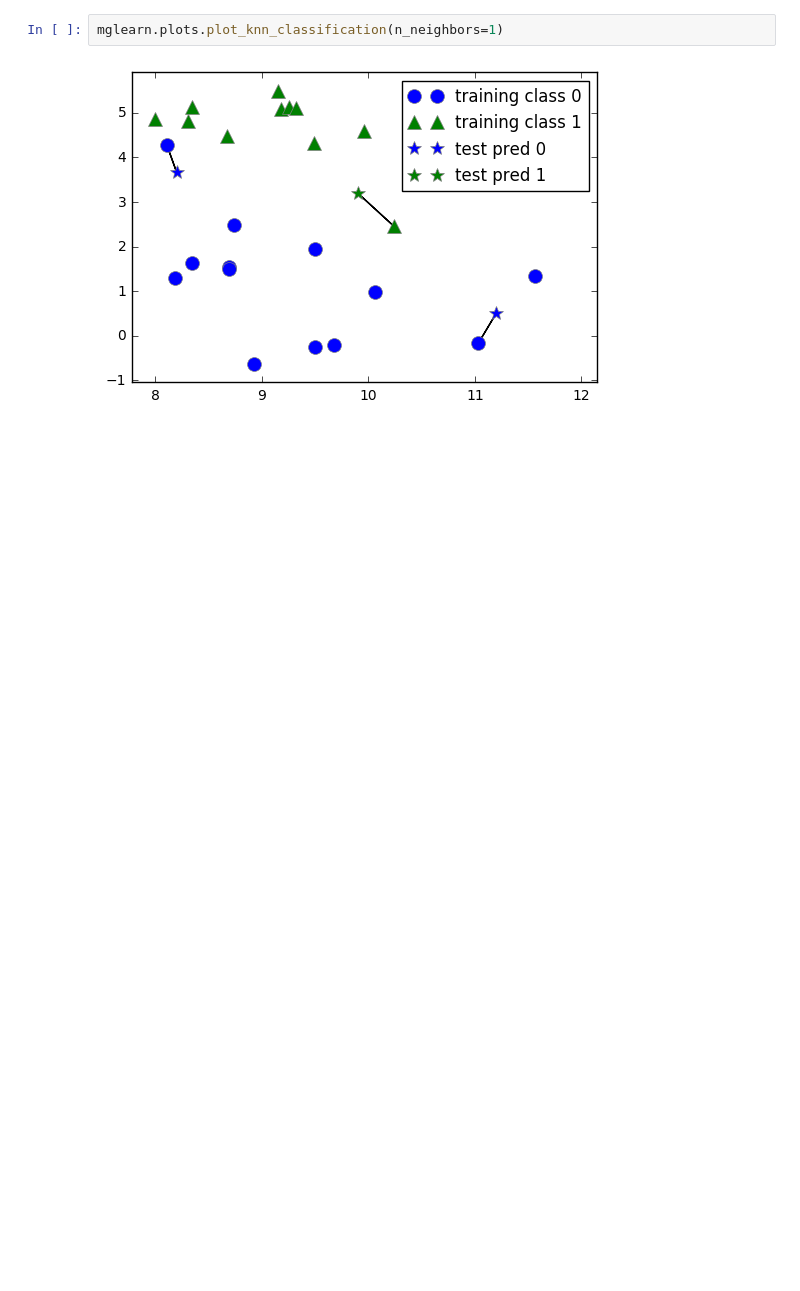
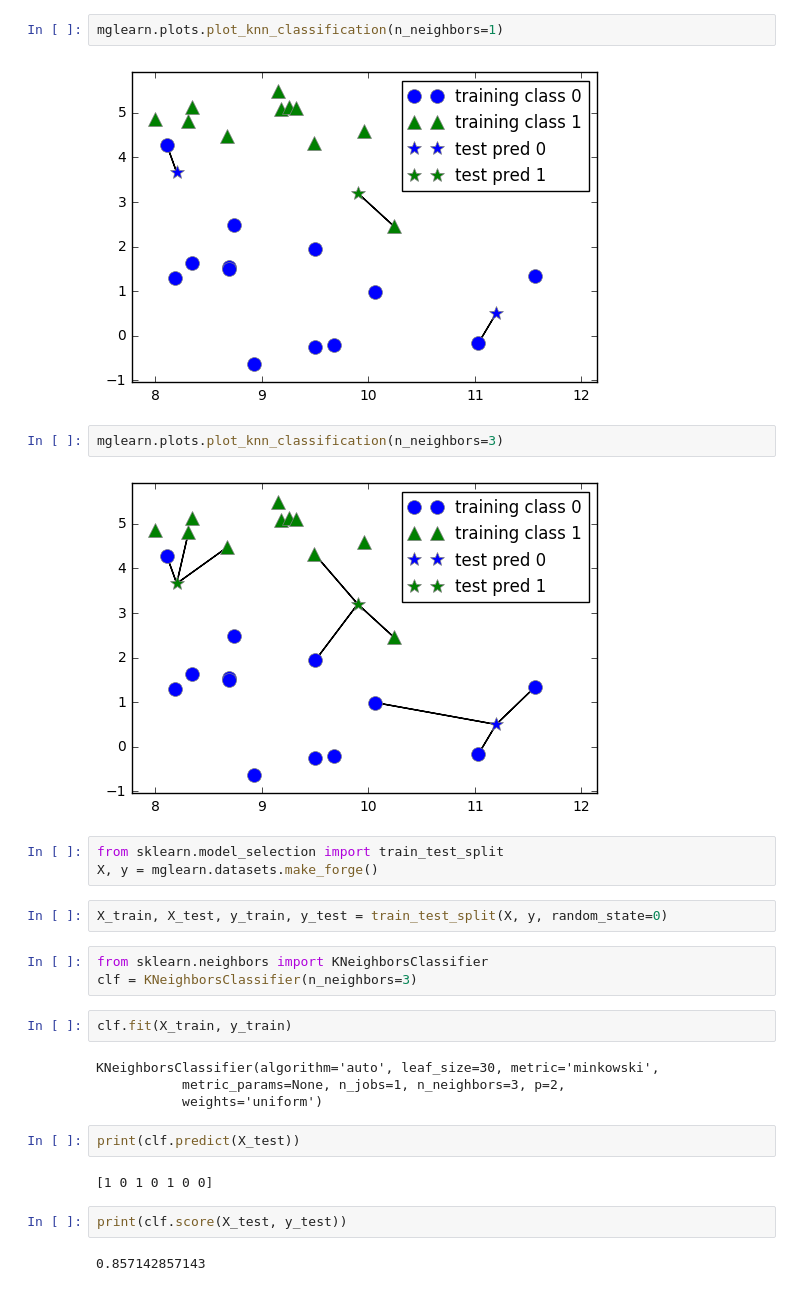
Before and after one commit to woosa7/PythonDataAnalytics, a Jupyter notebook: ML_Python/ML_2_1_SupervisedLearning.ipynb, the cells around one changed output. Saved outputs shown, nothing was run; the diff lists cells and outputs as text; blank space fills up the shorter version.

```diff
--- a/ML_Python/ML_2_1_SupervisedLearning.ipynb
+++ b/ML_Python/ML_2_1_SupervisedLearning.ipynb
@@ -147,3 +151,29 @@ X.shape
 mglearn.plots.plot_knn_classification(n_neighbors=1)
 # %% [output]
 [figure]
+# %%
+mglearn.plots.plot_knn_classification(n_neighbors=3)
+# %% [output]
+[figure, added]
+# %%
+from sklearn.model_selection import train_test_split
+X, y = mglearn.datasets.make_forge()
+# %%
+X_train, X_test, y_train, y_test = train_test_split(X, y, random_state=0)
+# %%
+from sklearn.neighbors import KNeighborsClassifier
+clf = KNeighborsClassifier(n_neighbors=3)
+# %%
+clf.fit(X_train, y_train)
+# %% [output]
+KNeighborsClassifier(algorithm='auto', leaf_size=30, metric='minkowski',
+           metric_params=None, n_jobs=1, n_neighbors=3, p=2,
+           weights='uniform')
+# %%
+print(clf.predict(X_test))
+# %% [output]
+[1 0 1 0 1 0 0]
+# %%
+print(clf.score(X_test, y_test))
+# %% [output]
+0.857142857143
```
Also changed, not shown: parts of 16 cells of this notebook.
